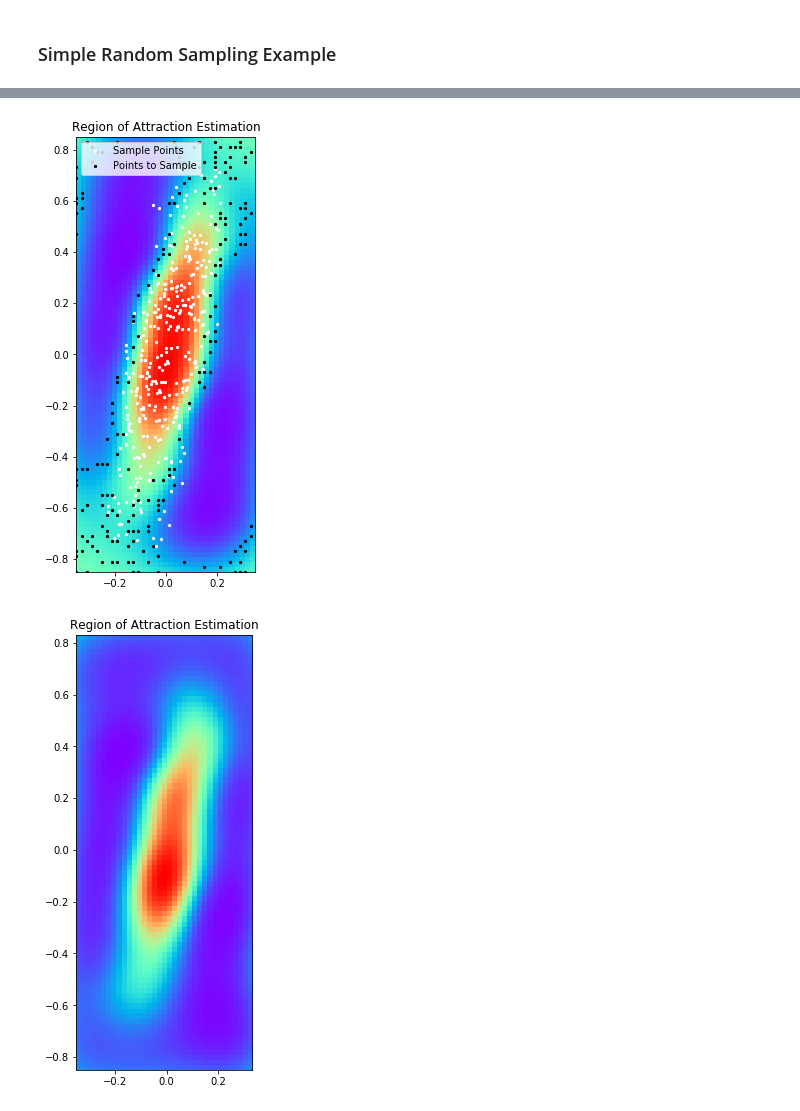
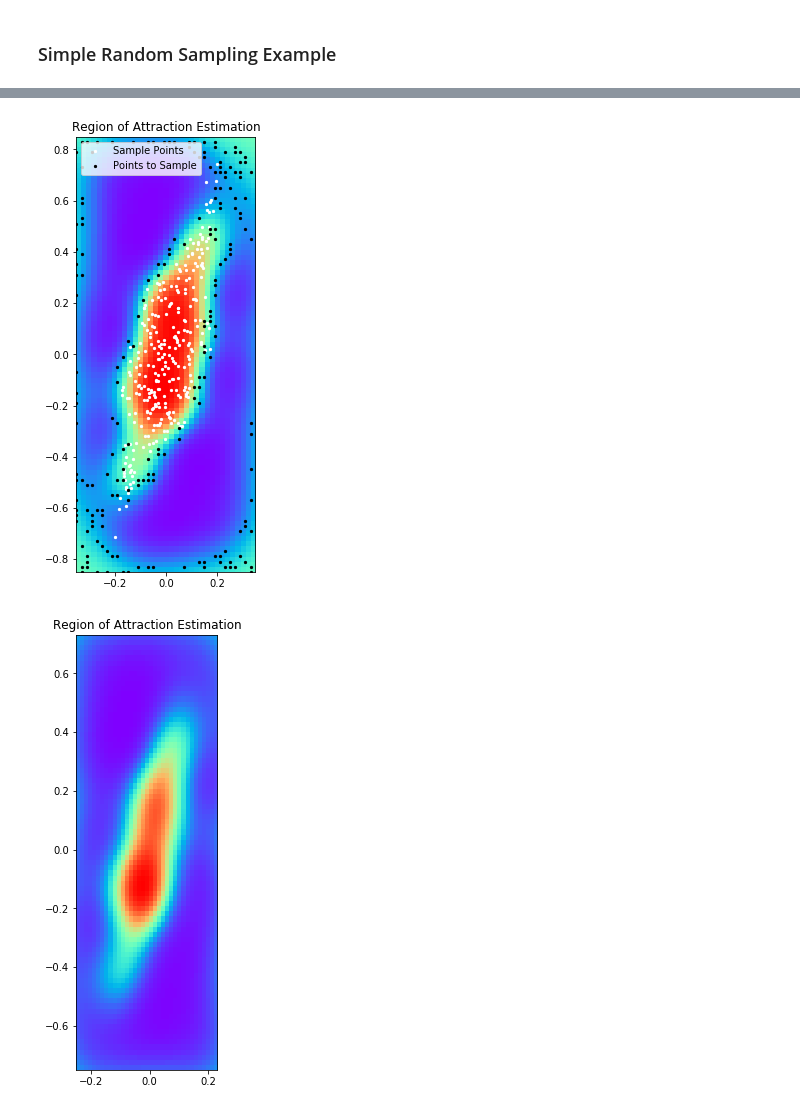
Before and after one commit to EthanJamesLew/TWIP-Sim, a Jupyter notebook: docs/twip_modeling.ipynb, the cells around one changed output, grey strips where cells are left out. Saved outputs shown, nothing was run; the diff lists cells and outputs as text; code cells hidden in the pictures.

Commit message:
add TWIP reset to is_stable

```diff
--- a/docs/twip_modeling.ipynb
+++ b/docs/twip_modeling.ipynb
@@ -108,7 +112,16 @@ from tqdm import tqdm
 
 def is_stable(twip, IC, t_max=10, inner_radius=0.18, outer_radius=1):
     dt = 1/50
+    #twip.motor_l.q = np.zeros((2, 1))
+    #twip.motor_l.update_params()
+    #twip.motor_r.q = np.zeros((2, 1))
+    #twip.motor_r.update_params()
     twip.set_IC(IC)
+    twip.motor_l.set_IC([0,0])
+    twip.motor_r.set_IC([0,0])
+    twip.pid_tilt.set_IC([0,0,0,0])
+    twip.pid_yaw.set_IC([0,0,0,0])
+
     twip.update_current_state(dt, [0, 0, 0, 0])
     t =  0
     while t < t_max:
@@ -190,7 +205,7 @@ plt.title("Region of Attraction Estimation")
 plt.legend()
 plt.show()
 # %% [output]
-[figure, old version]
+[figure, new version]
 # %%
 Ynew = np.zeros(new_pts.shape[0], dtype=np.bool)
 for i in tqdm(range(new_pts.shape[0])):
@@ -212,8 +227,10 @@ Z = gpc.predict_proba(pts)
 # %%
 Z = Z.reshape((*xx.shape, 2))
 plt.figure(figsize=(12,8))
-plt.imshow(Z[:, :, 1], extent=(x_min, x_max, y_min, y_max), origin="lower", cmap='rainbow')
+plt.imshow(Z[:, :, 1], extent=(x_min+.1, x_max-.1, y_min+.1, y_max-.1), origin="lower", cmap='rainbow')
+#plt.scatter(*Xnn[Ynn == 0, :].T)
+#plt.scatter(*Xnn[Ynn == 1, :].T)
 plt.title("Region of Attraction Estimation")
 plt.show()
 # %% [output]
-[figure, old version]
+[figure, new version]
```
Also changed, not shown: parts of 4 cells of this notebook.
